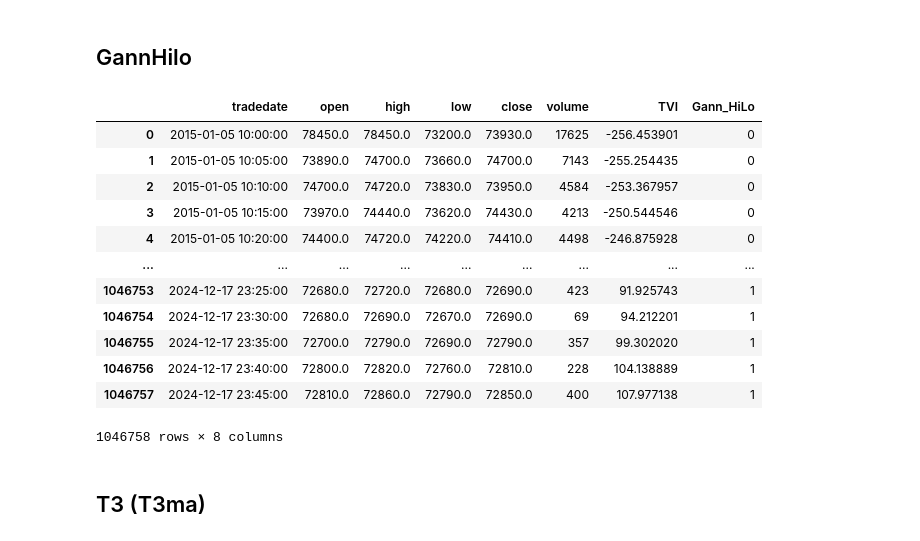
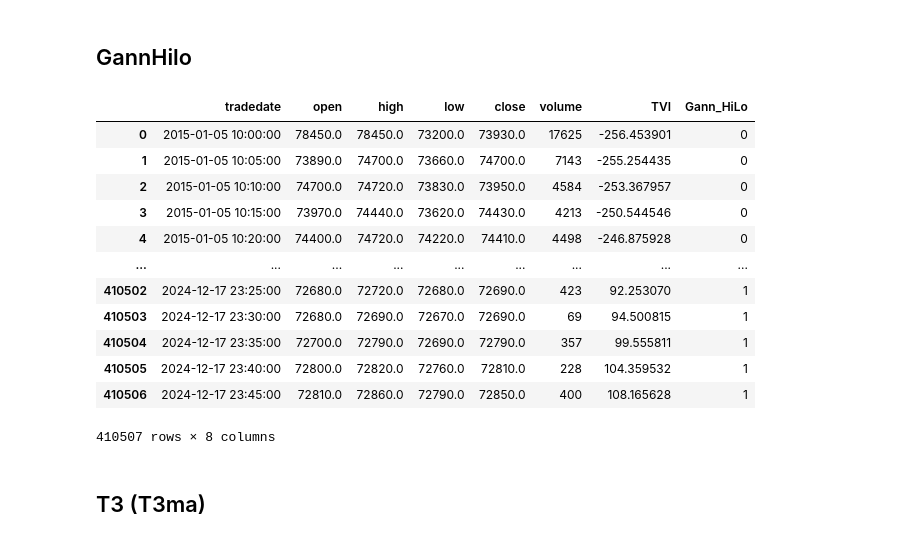
Before and after one commit to Alkor135/pj4_volatile_day_volumes, a Jupyter notebook: data_prepare.ipynb, the cells around one changed output. Cells and saved outputs as stored; diff of their text form; code cells hidden in the pictures.

Commit message:
Data prepare 3

```diff
--- a/data_prepare.ipynb
+++ b/data_prepare.ipynb
@@ -159,6 +159,12 @@ df_m5 = df.resample("5min").agg({
 # Сбрасываем индекс
 df_m5 = df_m5.reset_index()
 
+# Стереть строки с NaN
+df_m5.dropna(inplace=True)  # Стереть строки с NaN
+
+# Переиндексация
+df_m5 = df_m5.reset_index(drop=True)
+
 df_m5
 # %% [output]
 |  | tradedate | open | high | low | close | volume |
@@ -179,7 +185,8 @@ df_m5
 # %%
 def calculate_ema(series, period):
     """
-    Вычисляет экспоненциальное скользящее среднее (EMA) для указанного ряда данных.
+    Вычисляет экспоненциальное скользящее среднее (EMA)
+    для указанного ряда данных.
     """
     return series.ewm(span=period, adjust=False).mean()
 
@@ -221,8 +228,10 @@ def add_tvi_column(df, r=12, s=12, u=5, point=0.0001):
     df['TVI'] = calculate_ema(df['TVI_calculate'], u)
 
     # Удаляем промежуточные колонки, если они не нужны
-    df.drop(columns=['UpTicks', 'DownTicks', 'EMA_UpTicks', 'EMA_DownTicks',
-                     'DEMA_UpTicks', 'DEMA_DownTicks', 'TVI_calculate'], inplace=True)
+    df.drop(
+        columns=['UpTicks', 'DownTicks', 'EMA_UpTicks', 'EMA_DownTicks',
+        'DEMA_UpTicks', 'DEMA_DownTicks', 'TVI_calculate'], inplace=True
+        )
 
     return df
 
@@ -253,72 +262,56 @@ def calculate_sma(series, period):
     Вычисляет простую скользящую среднюю (SMA).
     """
     return series.rolling(window=period, min_periods=1).mean()
 
-def add_gann_hilo_column(df, period=10):
+def add_gann_hilo_column_optimized(df, period=10):
     """
-    Добавляет индикатор GannHiLo как колонки в DataFrame.
+    Оптимизированная версия добавления индикатора GannHiLo в DataFrame.
 
     :param df: DataFrame с колонками ['close', 'high', 'low']
     :param period: Период для расчета SMA
-    :return: DataFrame с добавленными колонками 'Gann_HiLo', 'Gann_Up', 'Gann_Down'
+    :return: DataFrame с добавленными колонками 'Gann_HiLo'
     """
     # Проверка на необходимые колонки
     required_columns = ['close', 'high', 'low']
-    for col in required_columns:
-        if col not in df.columns:
-            raise ValueError(f"DataFrame должен содержать колонку '{col}'")
+    if not all(col in df.columns for col in required_columns):
+        raise ValueError(
+            f"DataFrame должен содержать колонки: {required_columns}"
+            )
 
     # Расчет SMA для high и low
-    df['SMA_High'] = calculate_sma(df['high'], period)
-    df['SMA_Low'] = calculate_sma(df['low'], period)
+    sma_high = calculate_sma(df['high'], period)
+    sma_low = calculate_sma(df['low'], period)
 
-    # Инициализация GannHiLo
-    df['Gann_HiLo'] = 0  # 1 для UpTrend, -1 для DownTrend
-    df['Gann_Up'] = 0    # 1 для Up
-    df['Gann_Down'] = 0  # 1 для Down
+    # Вычисление GannHiLo векторным способом
+    gann_hilo = (
+        (df['close'] > sma_high.shift(1)).astype(int) -
+        (df['close'] < sma_low.shift(1)).astype(int)
+        )
 
-    # Логика GannHiLo
-    for i in range(len(df)):
-        if i == 0:
-            continue  # Пропускаем первый индекс, так как нет данных для сравнения
-
-        if df['close'].iloc[i] > df['SMA_High'].iloc[i - 1]:
-            df.at[i, 'Gann_HiLo'] = 1
-        elif df['close'].iloc[i] < df['SMA_Low'].iloc[i - 1]:
-            df.at[i, 'Gann_HiLo'] = -1
-
-        # Заполняем Up и Down
-        if df['Gann_HiLo'].iloc[i] == 1:
-            df.at[i, 'Gann_Up'] = 1
-            df.at[i, 'Gann_Down'] = 0
-        elif df['Gann_HiLo'].iloc[i] == -1:
-            df.at[i, 'Gann_Down'] = 1
-            df.at[i, 'Gann_Up'] = 0
-
-    # Удаление промежуточных колонок, если они не нужны
-    df.drop(columns=['SMA_High', 'SMA_Low', 'Gann_Up', 'Gann_Down'], inplace=True)
+    # Добавляем колонку Gann_HiLo в DataFrame
+    df['Gann_HiLo'] = gann_hilo
 
     return df
 
 # Добавляем GannHiLo индикатор
-df_m5 = add_gann_hilo_column(df_m5, period=10)
+df_m5 = add_gann_hilo_column_optimized(df_m5, period=10)
 
 # Результат
 df_m5
 # %% [output]
 |  | tradedate | open | high | low | close | volume | TVI | Gann_HiLo |
 | 0 | 2015-01-05 10:00:00 | 78450.0 | 78450.0 | 73200.0 | 73930.0 | 17625 | -256.453901 | 0 |
 | 1 | 2015-01-05 10:05:00 | 73890.0 | 74700.0 | 73660.0 | 74700.0 | 7143 | -255.254435 | 0 |
 | 2 | 2015-01-05 10:10:00 | 74700.0 | 74720.0 | 73830.0 | 73950.0 | 4584 | -253.367957 | 0 |
 | 3 | 2015-01-05 10:15:00 | 73970.0 | 74440.0 | 73620.0 | 74430.0 | 4213 | -250.544546 | 0 |
 | 4 | 2015-01-05 10:20:00 | 74400.0 | 74720.0 | 74220.0 | 74410.0 | 4498 | -246.875928 | 0 |
 | ... | ... | ... | ... | ... | ... | ... | ... | ... |
-| 1046753 | 2024-12-17 23:25:00 | 72680.0 | 72720.0 | 72680.0 | 72690.0 | 423 | 91.925743 | 1 |
-| 1046754 | 2024-12-17 23:30:00 | 72680.0 | 72690.0 | 72670.0 | 72690.0 | 69 | 94.212201 | 1 |
-| 1046755 | 2024-12-17 23:35:00 | 72700.0 | 72790.0 | 72690.0 | 72790.0 | 357 | 99.302020 | 1 |
-| 1046756 | 2024-12-17 23:40:00 | 72800.0 | 72820.0 | 72760.0 | 72810.0 | 228 | 104.138889 | 1 |
-| 1046757 | 2024-12-17 23:45:00 | 72810.0 | 72860.0 | 72790.0 | 72850.0 | 400 | 107.977138 | 1 |
+| 410502 | 2024-12-17 23:25:00 | 72680.0 | 72720.0 | 72680.0 | 72690.0 | 423 | 92.253070 | 1 |
+| 410503 | 2024-12-17 23:30:00 | 72680.0 | 72690.0 | 72670.0 | 72690.0 | 69 | 94.500815 | 1 |
+| 410504 | 2024-12-17 23:35:00 | 72700.0 | 72790.0 | 72690.0 | 72790.0 | 357 | 99.555811 | 1 |
+| 410505 | 2024-12-17 23:40:00 | 72800.0 | 72820.0 | 72760.0 | 72810.0 | 228 | 104.359532 | 1 |
+| 410506 | 2024-12-17 23:45:00 | 72810.0 | 72860.0 | 72790.0 | 72850.0 | 400 | 108.165628 | 1 |
-1046758 rows × 8 columns
+410507 rows × 8 columns
 # %% [markdown]
 ## T3 (T3ma)
 # %%
```
Also changed, not shown: parts of 5 cells of this notebook, 1 other file.
